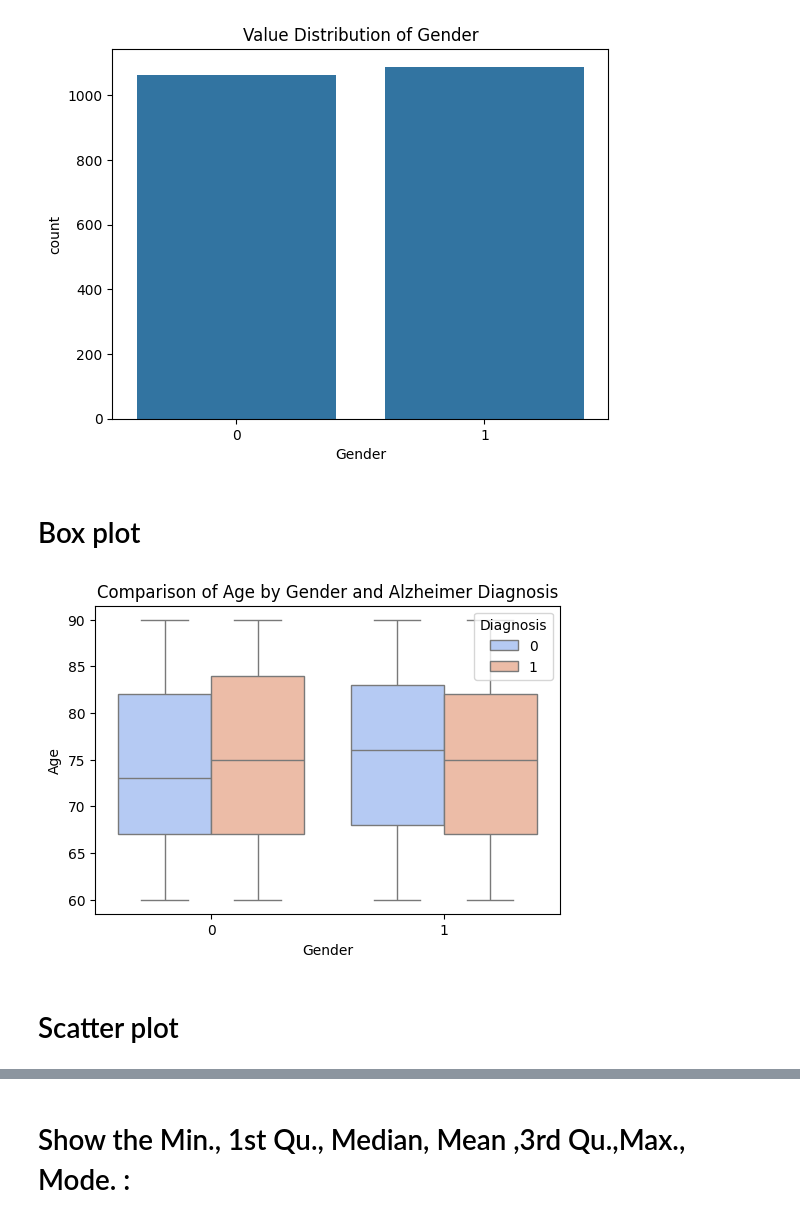
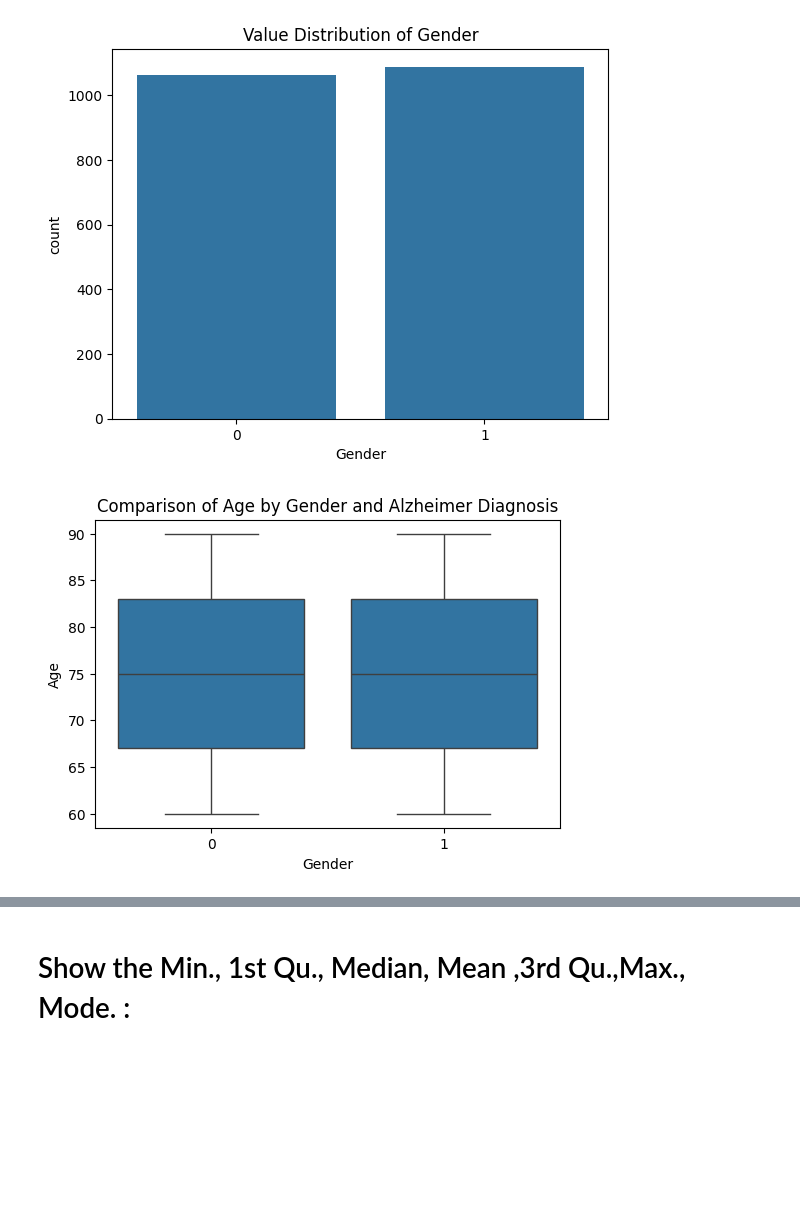
Before and after one commit to leen204/mining-project, a Jupyter notebook: DATA MINING NOTEBOOK.ipynb, the cells around one changed output, grey strips where cells are left out. Cells and saved outputs as stored; diff of their text form; code cells hidden in the pictures; blank space fills up the shorter version.

```diff
--- a/DATA MINING NOTEBOOK.ipynb
+++ b/DATA MINING NOTEBOOK.ipynb
@@ -136,24 +130,19 @@ plt.show()
 # %% [output]
 [figure]
 [figure]
-# %% [markdown]
-
-# Box plot
 # %%
 import matplotlib.pyplot as plt
-import pandas as pd
+
 import seaborn as sns
-df = pd.read_csv('alzheimers_disease_data.csv')
+
 
 plt.figure(figsize=(6, 4))
-sns.boxplot(x='Gender', y='Age', hue='Diagnosis', data=df, palette='coolwarm')
+sns.boxplot(x='Diagnosis', y='Age', data=df)
 plt.title('Comparison of Age by Gender and Alzheimer Diagnosis')
 plt.xlabel('Gender')
 plt.ylabel('Age')
-plt.legend(title='Diagnosis', loc='upper right')
+
 plt.show()
 # %% [output]
-[figure, old version]
+[figure, new version]
-# %% [markdown]
-# Scatter plot
 # %%
```
Also changed, not shown: parts of 12 cells of this notebook.
